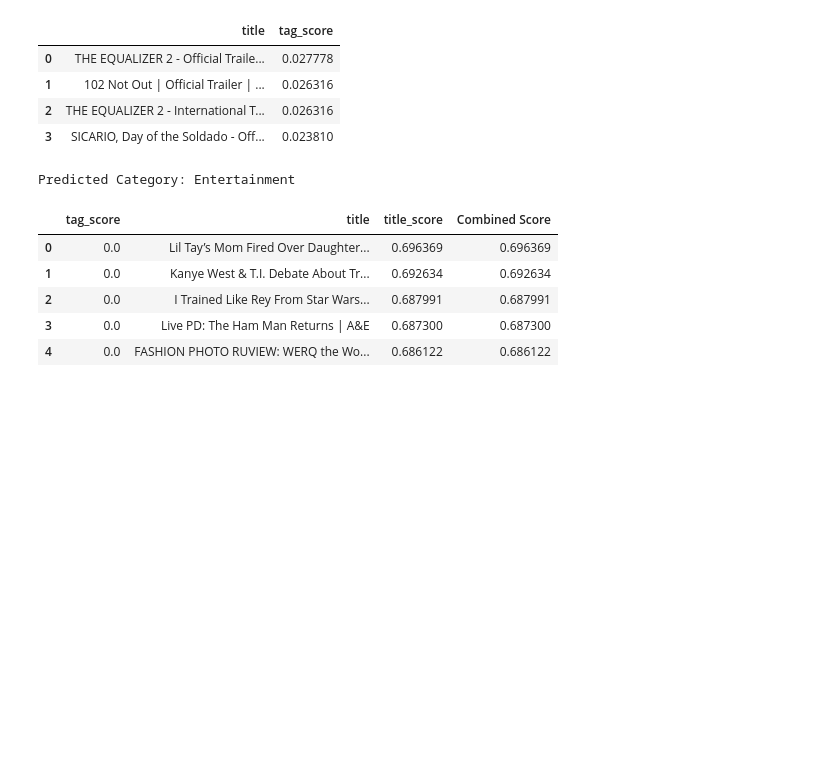
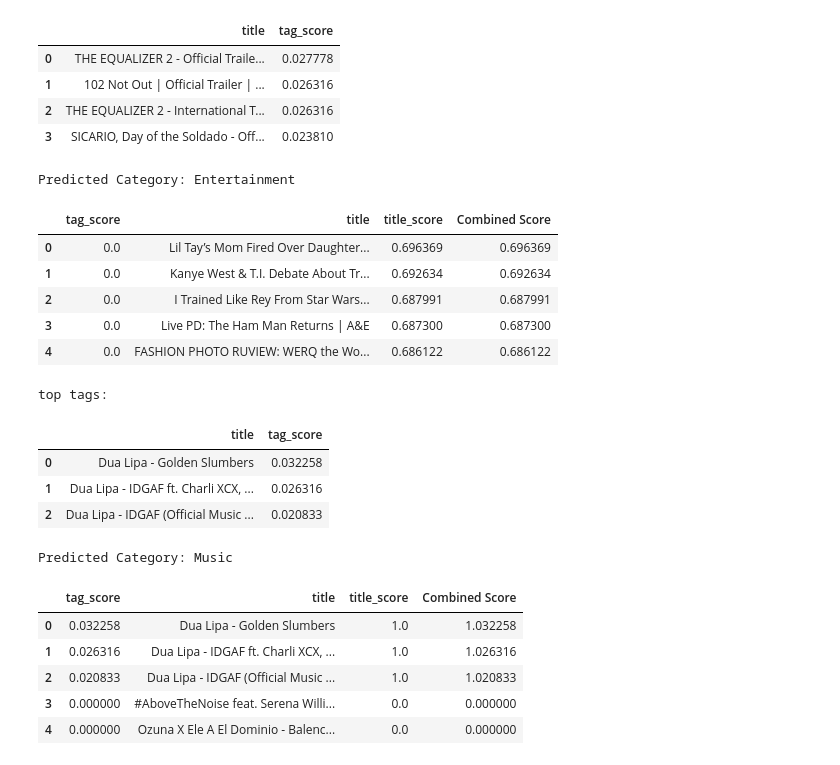
Before and after one commit to annyoo96/YoutubeTrendingClassifier, a Jupyter notebook: YoutubeReccomenderSystemFINAL.ipynb, the cells around one changed output. Cells and saved outputs as stored; diff of their text form; code cells hidden in the pictures; blank space fills up the shorter version.

```diff
--- a/YoutubeReccomenderSystemFINAL.ipynb
+++ b/YoutubeReccomenderSystemFINAL.ipynb
@@ -289,8 +306,15 @@ def get_jaccard_sim(str1, str2):
     """
     This function calculates the Jaccard similarity of given two strings.
     """
-    a = set(str1.split())
-    b = set(str2.split())
+    if type(str1) == list:
+        a = set(str1)
+        b = set(str2)
+    elif type(str1) == set:
+        a = str1
+        b = str1
+    else:
+        a = set(str1.split())
+        b = set(str2.split())
     c = a.intersection(b)
     return float(len(c)) / (len(a) + len(b) - len(c))
 
@@ -321,7 +345,6 @@ def get_cosine_sim(*strs):
     vectors = [t for t in get_vectors(*strs)]
     return cosine_similarity(vectors)[0][1]
 
-word_vectors = api.load("glove-wiki-gigaword-100")
 def get_gensim_sim(first, second):
     """
     This function calculates the similarity using semantic meaning from a pre-trained model.
@@ -603,6 +634,54 @@ Predicted Category: Entertainment
 | 2 | 0.0 | I Trained Like Rey From Star Wars... | 0.687991 | 0.687991 |
 | 3 | 0.0 | Live PD: The Ham Man Returns | A&E | 0.687300 | 0.687300 |
 | 4 | 0.0 | FASHION PHOTO RUVIEW: WERQ the Wo... | 0.686122 | 0.686122 |
+# %%
+# https://www.youtube.com/watch?v=oygrmJFKYZY
+# Category: Music
+# Title: Dua Lipa - Don't Start Now (Official Music Video)
+
+title = "Dua Lipa - Don't Start Now (Official Music Video)"
+tags = ["dua lipa",
+        "dua",
+        "new rules",
+        "dua leepa",
+        "idgaf",
+        "scared to be lonely",
+        "be the one",
+        "dua lipa dont start now",
+        "dua lipa dont start now video",
+        "dua new video",
+        "dua dont start now official video",
+        "dua lipa dont start now official video",
+        "dua dsn","dua lipa dont strat now",
+        "dua new song",
+        "dua new song 2019",
+        "if you don't wanna see me dancing with somebody",
+        "dont show up",
+        "dont come out",
+        "dont start caring about me now",
+        "nabil",
+        "nabil elderkin",
+        "nabil dua lipa",
+        "dua lipa nabil video",
+        "new dua"]
+
+top_tags3 = find_similar_tag_video(title, get_jaccard_sim_list, 4, tags)
+print("top tags:")
+display(top_tags3)
+make_recommendations(title, get_jaccard_sim, 5, tags)
+# %% [output]
+top tags:
+|  | title | tag_score |
+| 0 | Dua Lipa - Golden Slumbers | 0.032258 |
+| 1 | Dua Lipa - IDGAF ft. Charli XCX, ... | 0.026316 |
+| 2 | Dua Lipa - IDGAF (Official Music ... | 0.020833 |
+Predicted Category: Music
+|  | tag_score | title | title_score | Combined Score |
+| 0 | 0.032258 | Dua Lipa - Golden Slumbers | 1.0 | 1.032258 |
+| 1 | 0.026316 | Dua Lipa - IDGAF ft. Charli XCX, ... | 1.0 | 1.026316 |
+| 2 | 0.020833 | Dua Lipa - IDGAF (Official Music ... | 1.0 | 1.020833 |
+| 3 | 0.000000 | #AboveTheNoise feat. Serena Willi... | 0.0 | 0.000000 |
+| 4 | 0.000000 | Ozuna X Ele A El Dominio - Balenc... | 0.0 | 0.000000 |
 # %%
 # https://www.youtube.com/watch?v=oygrmJFKYZY
 # Category: Music
```
Also changed, not shown: parts of 12 cells of this notebook.
